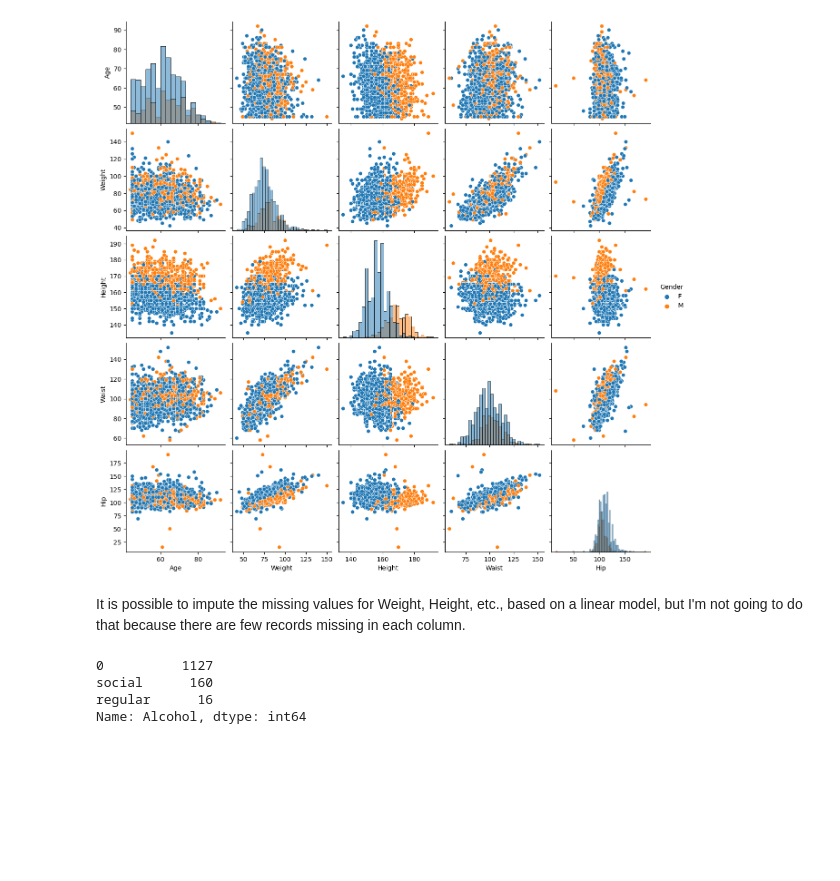
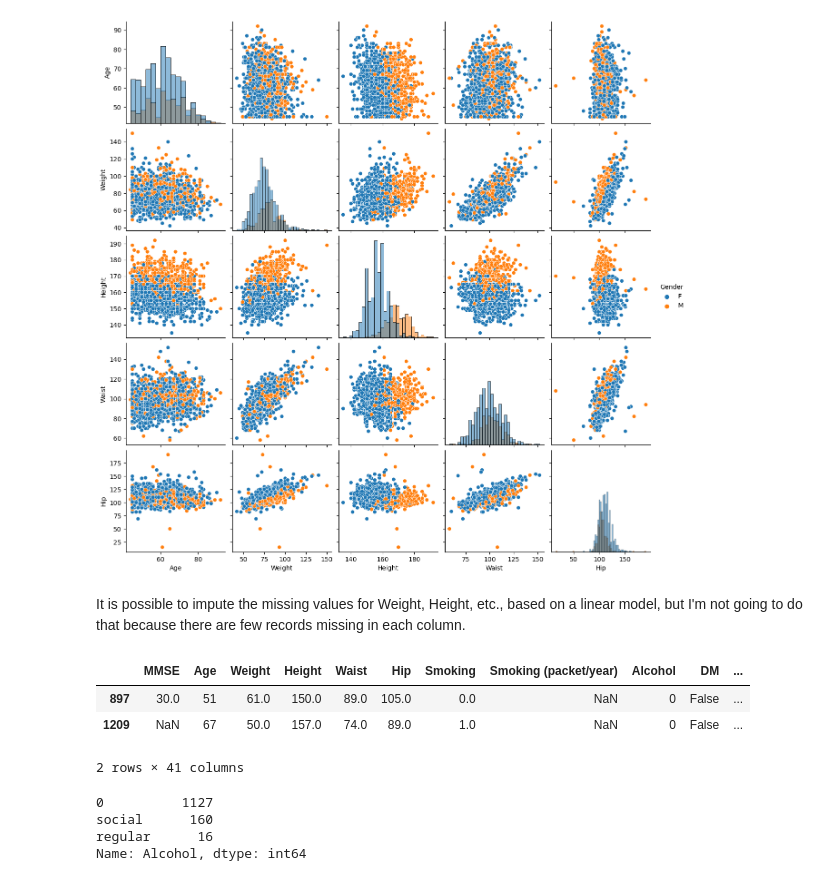
Before and after one commit to rfryrice/data-science, a Jupyter notebook: Project 3 - Detecting Sarcopenia.ipynb, the cells around one changed output. Cells and saved outputs as stored; diff of their text form; code cells hidden in the pictures; blank space fills up the shorter version.

```diff
--- a/Project 3 - Detecting Sarcopenia.ipynb
+++ b/Project 3 - Detecting Sarcopenia.ipynb
@@ -128,3 +128,10 @@ data['Hip'] = data['Hip'].fillna(data['Hip'].mean())
 # %%
 data['Smoking'] = data['Smoking'].fillna(0)
 data['Smoking'] = data['Smoking'].astype('category')
+
+data[data['Smoking (packet/year)'].isna() == True]
+# %% [output]
+|  | MMSE | Age | Weight | Height | Waist | Hip | Smoking | Smoking (packet/year) | Alcohol | DM | ... |
+| 897 | 30.0 | 51 | 61.0 | 150.0 | 89.0 | 105.0 | 0.0 | NaN | 0 | False | ... |
+| 1209 | NaN | 67 | 50.0 | 157.0 | 74.0 | 89.0 | 1.0 | NaN | 0 | False | ... |
+2 rows × 41 columns
```
Also changed, not shown: parts of 34 cells of this notebook.
